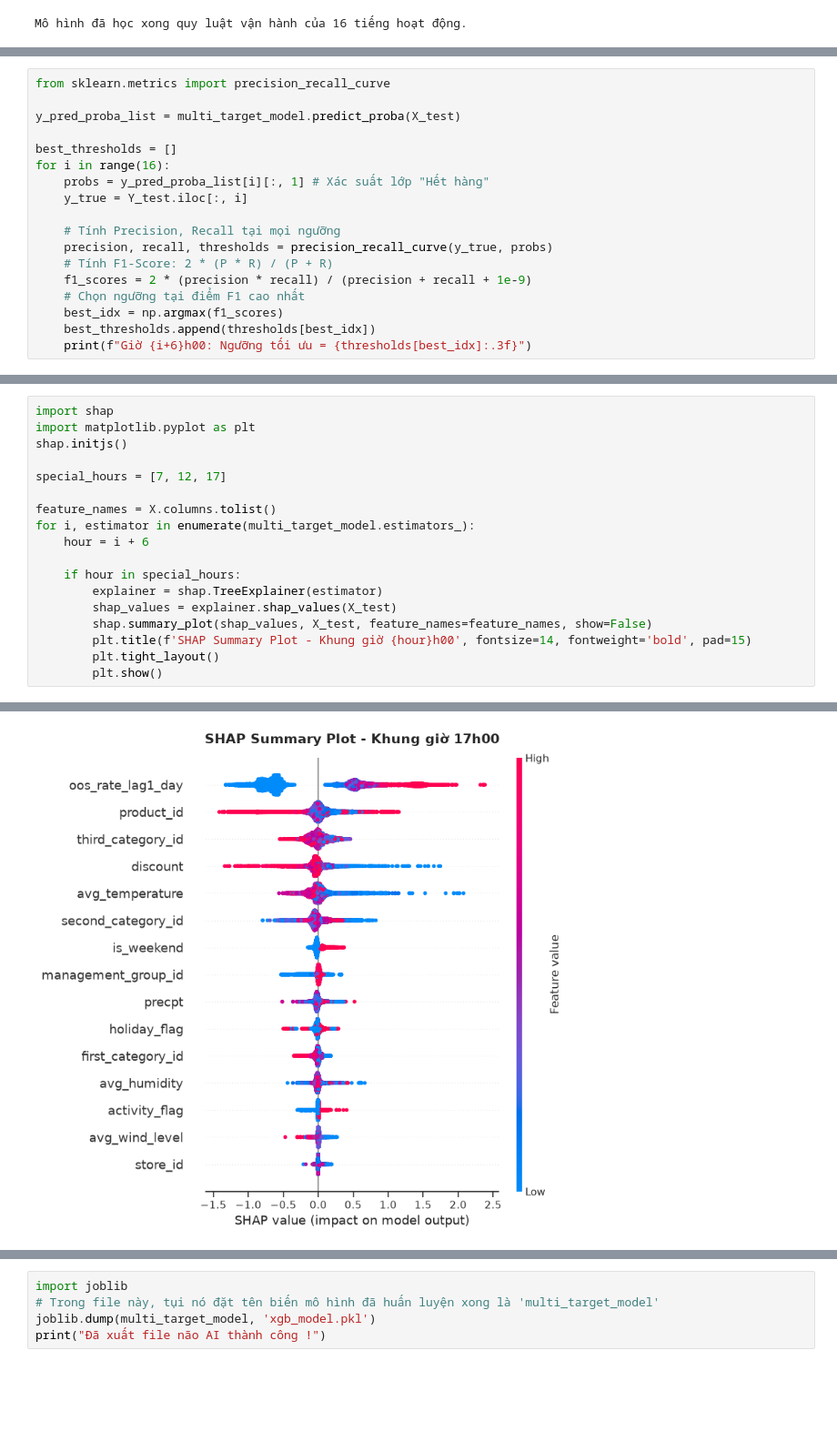
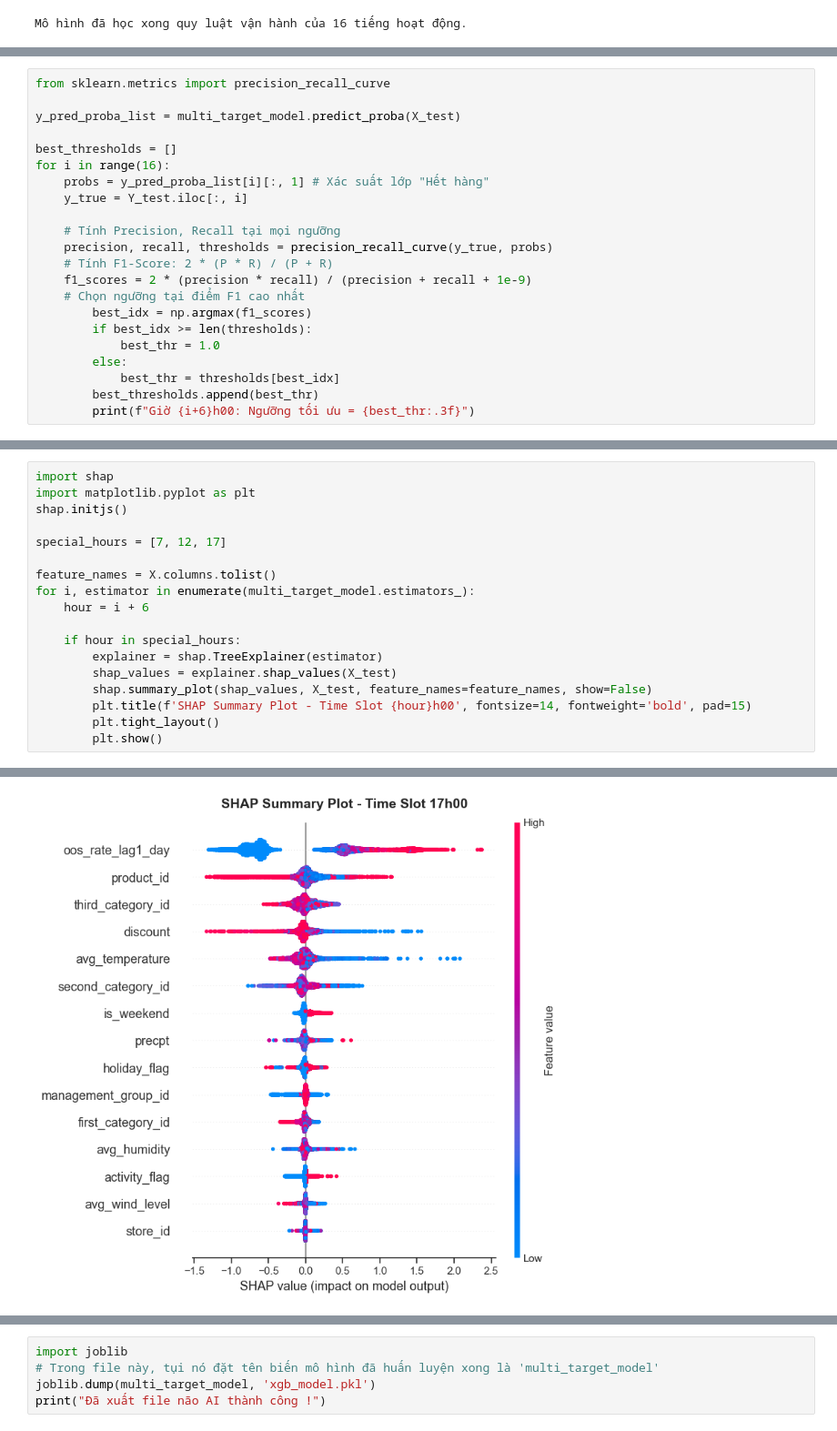
Before and after one commit to NinhHTK/Fresh-Food-Stockout-Forecasting, a Jupyter notebook: models/XGBoost_Model.ipynb, the cells around one changed output, grey strips where cells are left out. Shown at 91% size. Cells and saved outputs as stored; diff of their text form; blank space fills up the shorter version.

```diff
--- a/models/XGBoost_Model.ipynb
+++ b/models/XGBoost_Model.ipynb
@@ -141,7 +141,11 @@ for i in range(16):
     # Tính F1-Score: 2 * (P * R) / (P + R)
     f1_scores = 2 * (precision * recall) / (precision + recall + 1e-9)
     # Chọn ngưỡng tại điểm F1 cao nhất
-    best_idx = np.argmax(f1_scores)
-    best_thresholds.append(thresholds[best_idx])
-    print(f"Giờ {i+6}h00: Ngưỡng tối ưu = {thresholds[best_idx]:.3f}")
+        best_idx = np.argmax(f1_scores)
+        if best_idx >= len(thresholds):
+            best_thr = 1.0
+        else:
+            best_thr = thresholds[best_idx]
+        best_thresholds.append(best_thr)
+        print(f"Giờ {i+6}h00: Ngưỡng tối ưu = {best_thr:.3f}")
 # %% [output]
@@ -248,7 +252,7 @@ for i, estimator in enumerate(multi_target_model.estimators_):
         explainer = shap.TreeExplainer(estimator)
         shap_values = explainer.shap_values(X_test)
         shap.summary_plot(shap_values, X_test, feature_names=feature_names, show=False)
-        plt.title(f'SHAP Summary Plot - Khung giờ {hour}h00', fontsize=14, fontweight='bold', pad=15)
+        plt.title(f'SHAP Summary Plot - Time Slot {hour}h00', fontsize=14, fontweight='bold', pad=15)
         plt.tight_layout()
         plt.show()
 # %% [output]
@@ -258 +262 @@ for i, estimator in enumerate(multi_target_model.estimators_):
-[figure, old version]
+[figure, new version]
```
Also changed, not shown: parts of 6 cells of this notebook.
